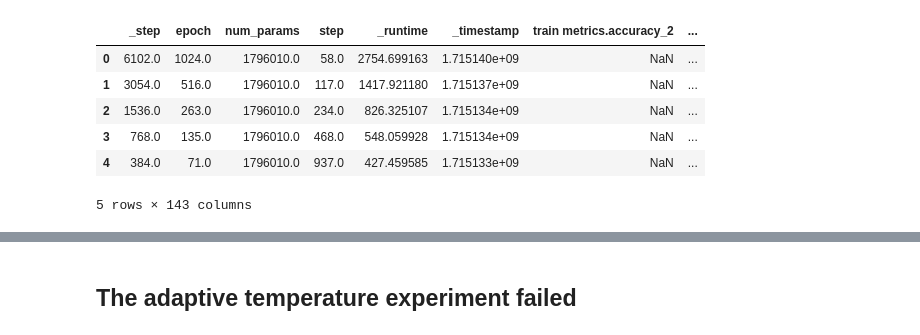
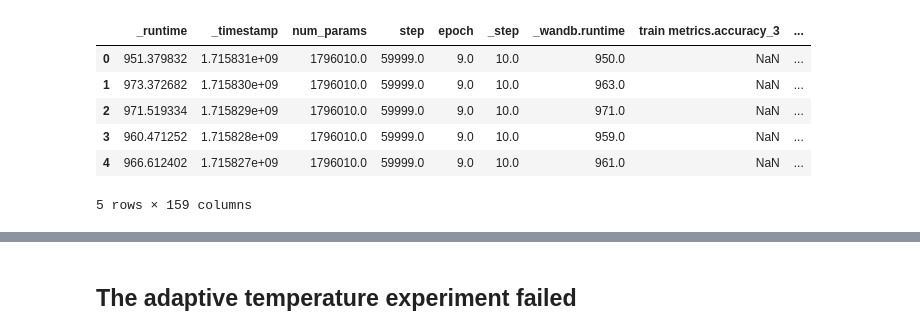
Before and after one commit to ZadorLaboratory/NeuralTangentEnsemble, a Jupyter notebook: figures/wandb_plotting.ipynb, the cells around one changed output, grey strips where cells are left out. Cells and saved outputs as stored; diff of their text form; code cells hidden in the pictures.

```diff
--- a/figures/wandb_plotting.ipynb
+++ b/figures/wandb_plotting.ipynb
@@ -4,40 +4,44 @@ import numpy as np
 import matplotlib.pyplot as plt
 import seaborn as sns
 import wandb
+
+plt.rcParams['axes.labelsize'] = 14
+plt.rcParams['xtick.labelsize'] = 12
+plt.rcParams['ytick.labelsize'] = 12
 
 api = wandb.Api()
 
 # Project is specified by <entity/project-name>
 runs = api.runs("zadorlab/neural-tangent-ensemble")
 
 summary_list, config_list, name_list = [], [], []
 for run in runs:
     # .summary contains the output keys/values for metrics like accuracy.
     #  We call ._json_dict to omit large files
     summary_list.append(run.summary._json_dict)
 
     # .config contains the hyperparameters.
     #  We remove special values that start with _.
     config_list.append(
         {k: v for k,v in run.config.items()
           if not k.startswith('_')})
 
     # .name is the human-readable name of the run.
     name_list.append(run.name)
 
 summary_df = pd.json_normalize(summary_list)
 
 # Flatten the 'config' column
 config_df = pd.json_normalize(config_list)
 
 # Concatenate the flattened DataFrames along with the 'name' column
 runs_df = pd.concat([summary_df, config_df], axis=1)
 runs_df.head()
 # %% [output]
-|  | _step | epoch | num_params | step | _runtime | _timestamp | train metrics.accuracy_2 | ... |
-| 0 | 6102.0 | 1024.0 | 1796010.0 | 58.0 | 2754.699163 | 1.715140e+09 | NaN | ... |
-| 1 | 3054.0 | 516.0 | 1796010.0 | 117.0 | 1417.921180 | 1.715137e+09 | NaN | ... |
-| 2 | 1536.0 | 263.0 | 1796010.0 | 234.0 | 826.325107 | 1.715134e+09 | NaN | ... |
-| 3 | 768.0 | 135.0 | 1796010.0 | 468.0 | 548.059928 | 1.715134e+09 | NaN | ... |
-| 4 | 384.0 | 71.0 | 1796010.0 | 937.0 | 427.459585 | 1.715133e+09 | NaN | ... |
+|  | _runtime | _timestamp | num_params | step | epoch | _step | _wandb.runtime | train metrics.accuracy_3 | ... |
+| 0 | 951.379832 | 1.715831e+09 | 1796010.0 | 59999.0 | 9.0 | 10.0 | 950.0 | NaN | ... |
+| 1 | 973.372682 | 1.715830e+09 | 1796010.0 | 59999.0 | 9.0 | 10.0 | 963.0 | NaN | ... |
+| 2 | 971.519334 | 1.715829e+09 | 1796010.0 | 59999.0 | 9.0 | 10.0 | 971.0 | NaN | ... |
+| 3 | 960.471252 | 1.715828e+09 | 1796010.0 | 59999.0 | 9.0 | 10.0 | 959.0 | NaN | ... |
+| 4 | 966.612402 | 1.715827e+09 | 1796010.0 | 59999.0 | 9.0 | 10.0 | 961.0 | NaN | ... |
-5 rows × 143 columns
+5 rows × 159 columns
```
Also changed, not shown: parts of 19 cells of this notebook.
